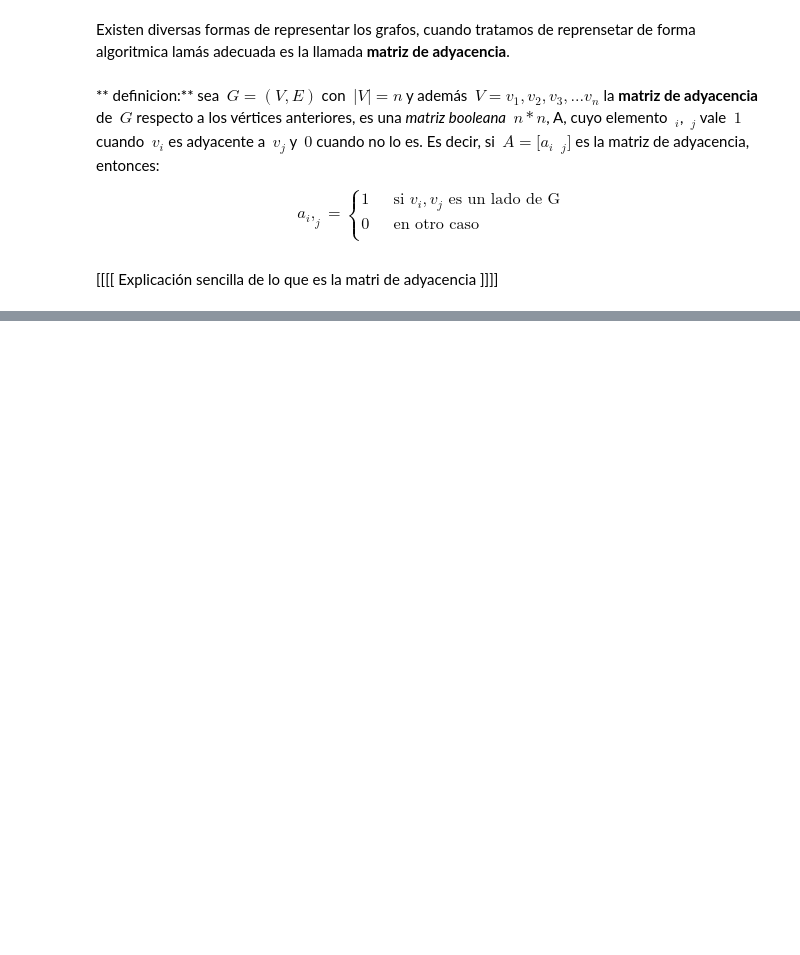
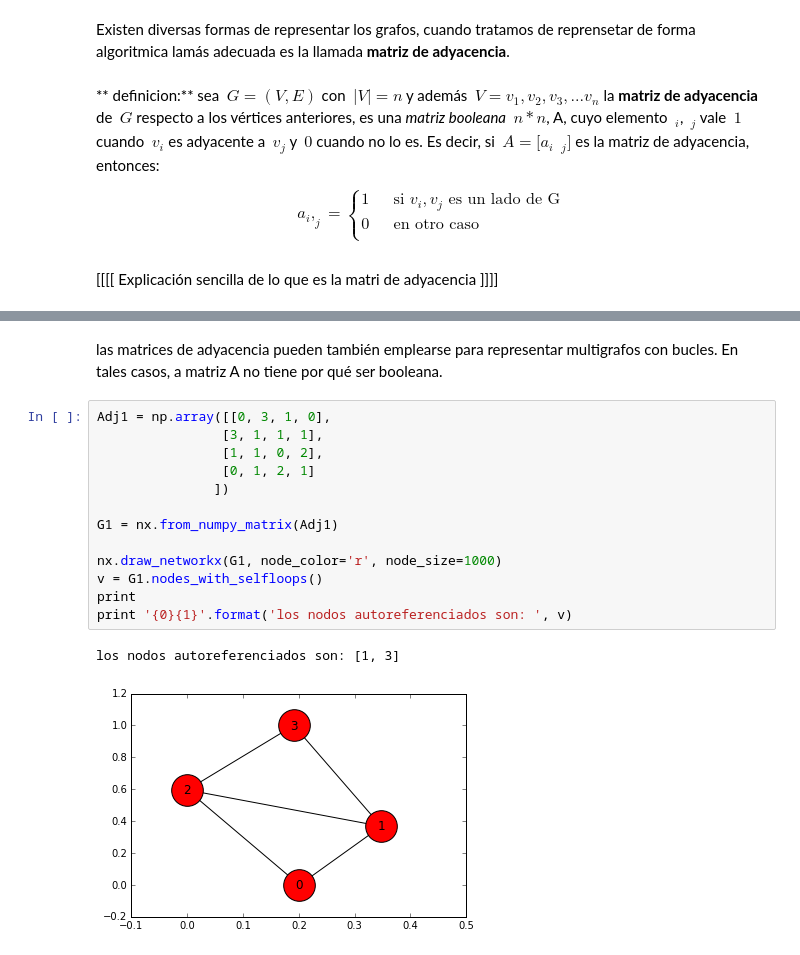
Before and after one commit to newrol/jupyterNotebooks-, a Jupyter notebook: matematicaDiscreta/grafos.ipynb, the cells around one changed output, grey strips where cells are left out. Drawn from its saved outputs; the diff is of its cells as text; blank space fills up the shorter version.

```diff
--- a/matematicaDiscreta/grafos.ipynb
+++ b/matematicaDiscreta/grafos.ipynb
@@ -21,0 +42,18 @@ Existen diversas formas de representar los grafos, cuando tratamos de reprenseta
+# %% [markdown]
+las matrices de adyacencia pueden también emplearse para representar multigrafos con bucles. En tales casos, a matriz A no tiene por qué ser booleana.
+# %%
+Adj1 = np.array([[0, 3, 1, 0],
+                [3, 1, 1, 1],
+                [1, 1, 0, 2],
+                [0, 1, 2, 1]
+               ])
+
+G1 = nx.from_numpy_matrix(Adj1)
+
+nx.draw_networkx(G1, node_color='r', node_size=1000)
+v = G1.nodes_with_selfloops()
+print
+print '{0}{1}'.format('los nodos autoreferenciados son: ', v)
+# %% [output]
+los nodos autoreferenciados son: [1, 3]
+[figure, added]
```
Also changed, not shown: parts of 4 cells of this notebook.
